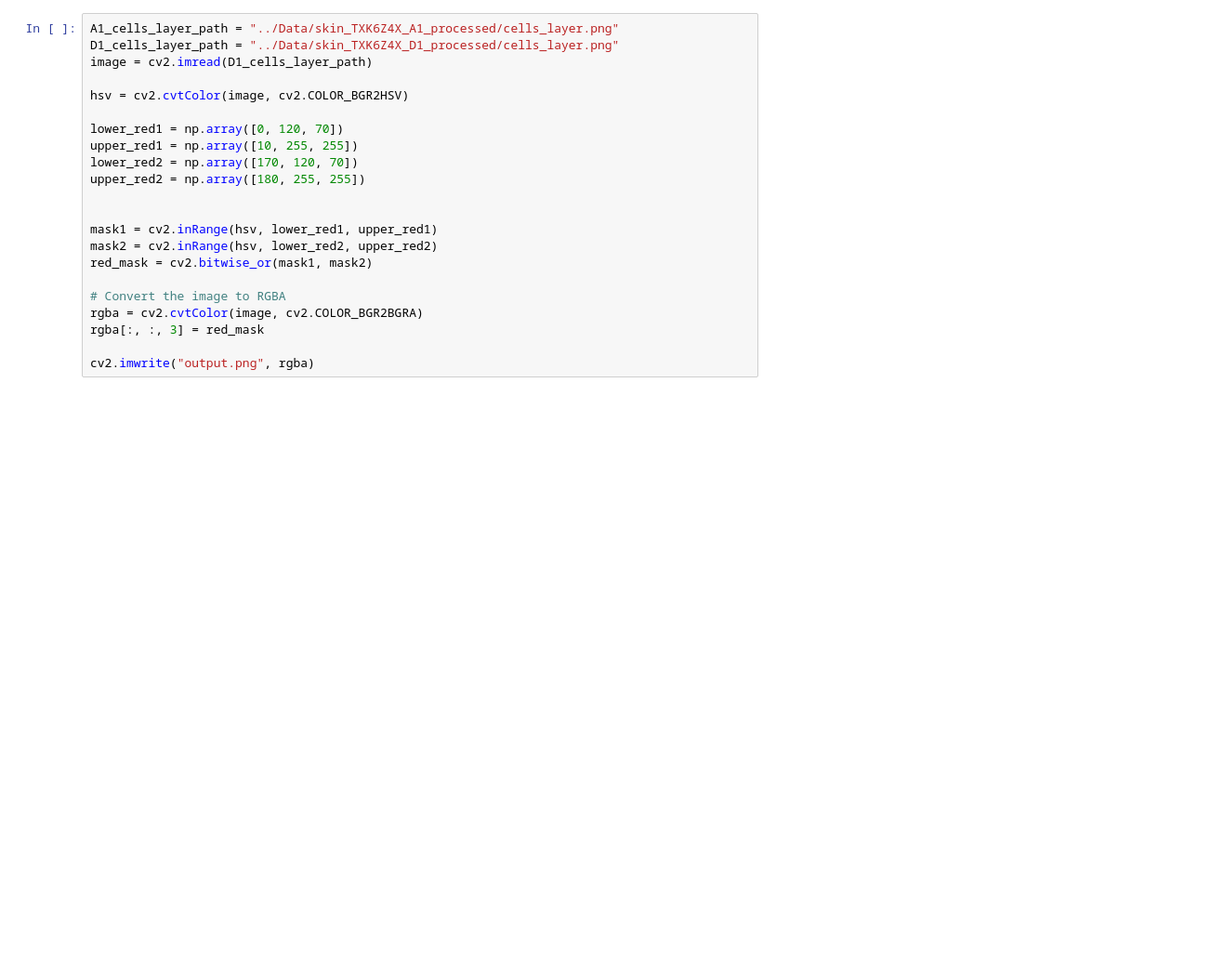
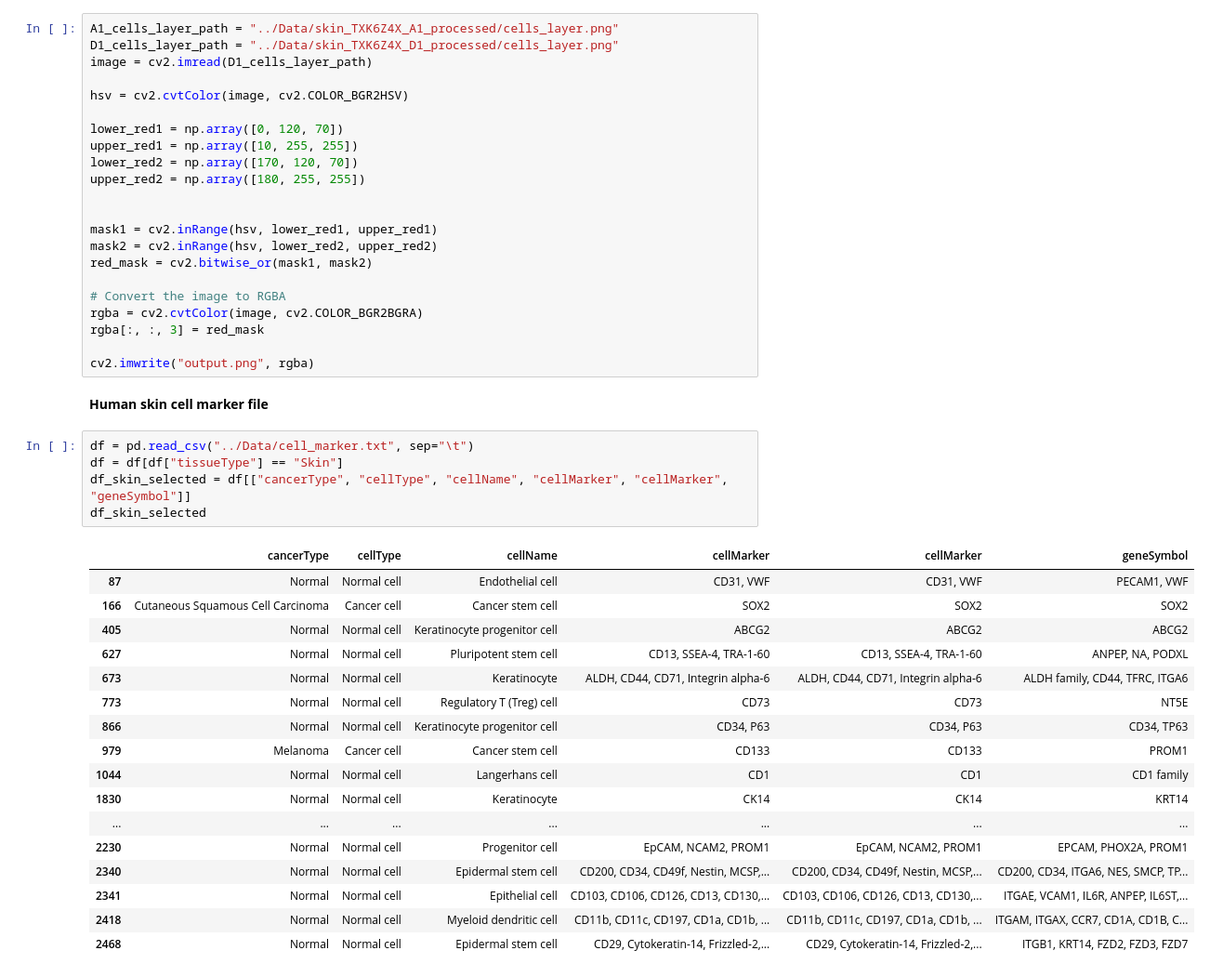
Before and after one commit to ScheWann/Biovis2025, a Jupyter notebook: Python/preprocessing.ipynb, the cells around one changed output. Shown at 93% size. Cells and saved outputs as stored; diff of their text form; blank space fills up the shorter version.

Commit message:
update processing about cell marker

```diff
--- a/Python/preprocessing.ipynb
+++ b/Python/preprocessing.ipynb
@@ -53,3 +58,28 @@ rgba = cv2.cvtColor(image, cv2.COLOR_BGR2BGRA)
 rgba[:, :, 3] = red_mask
 
 cv2.imwrite("output.png", rgba)
+# %% [markdown]
+**Human skin cell marker file**
+# %%
+df = pd.read_csv("../Data/cell_marker.txt", sep="\t")
+df = df[df["tissueType"] == "Skin"]
+df_skin_selected = df[["cancerType", "cellType", "cellName", "cellMarker", "cellMarker", "geneSymbol"]]
+df_skin_selected
+# %% [output]
+|  | cancerType | cellType | cellName | cellMarker | cellMarker | geneSymbol |
+| 87 | Normal | Normal cell | Endothelial cell | CD31, VWF | CD31, VWF | PECAM1, VWF |
+| 166 | Cutaneous Squamous Cell Carcinoma | Cancer cell | Cancer stem cell | SOX2 | SOX2 | SOX2 |
+| 405 | Normal | Normal cell | Keratinocyte progenitor cell | ABCG2 | ABCG2 | ABCG2 |
+| 627 | Normal | Normal cell | Pluripotent stem cell | CD13, SSEA-4, TRA-1-60 | CD13, SSEA-4, TRA-1-60 | ANPEP, NA, PODXL |
+| 673 | Normal | Normal cell | Keratinocyte | ALDH, CD44, CD71, Integrin alpha-6 | ALDH, CD44, CD71, Integrin alpha-6 | ALDH family, CD44, TFRC, ITGA6 |
+| 773 | Normal | Normal cell | Regulatory T (Treg) cell | CD73 | CD73 | NT5E |
+| 866 | Normal | Normal cell | Keratinocyte progenitor cell | CD34, P63 | CD34, P63 | CD34, TP63 |
+| 979 | Melanoma | Cancer cell | Cancer stem cell | CD133 | CD133 | PROM1 |
+| 1044 | Normal | Normal cell | Langerhans cell | CD1 | CD1 | CD1 family |
+| 1830 | Normal | Normal cell | Keratinocyte | CK14 | CK14 | KRT14 |
+| ... | ... | ... | ... | ... | ... | ... |
+| 2230 | Normal | Normal cell | Progenitor cell | EpCAM, NCAM2, PROM1 | EpCAM, NCAM2, PROM1 | EPCAM, PHOX2A, PROM1 |
+| 2340 | Normal | Normal cell | Epidermal stem cell | CD200, CD34, CD49f, Nestin, MCSP,... | CD200, CD34, CD49f, Nestin, MCSP,... | CD200, CD34, ITGA6, NES, SMCP, TP... |
+| 2341 | Normal | Normal cell | Epithelial cell | CD103, CD106, CD126, CD13, CD130,... | CD103, CD106, CD126, CD13, CD130,... | ITGAE, VCAM1, IL6R, ANPEP, IL6ST,... |
+| 2418 | Normal | Normal cell | Myeloid dendritic cell | CD11b, CD11c, CD197, CD1a, CD1b, ... | CD11b, CD11c, CD197, CD1a, CD1b, ... | ITGAM, ITGAX, CCR7, CD1A, CD1B, C... |
+| 2468 | Normal | Normal cell | Epidermal stem cell | CD29, Cytokeratin-14, Frizzled-2,... | CD29, Cytokeratin-14, Frizzled-2,... | ITGB1, KRT14, FZD2, FZD3, FZD7 |
```
Also changed, not shown: parts of 5 cells of this notebook.
